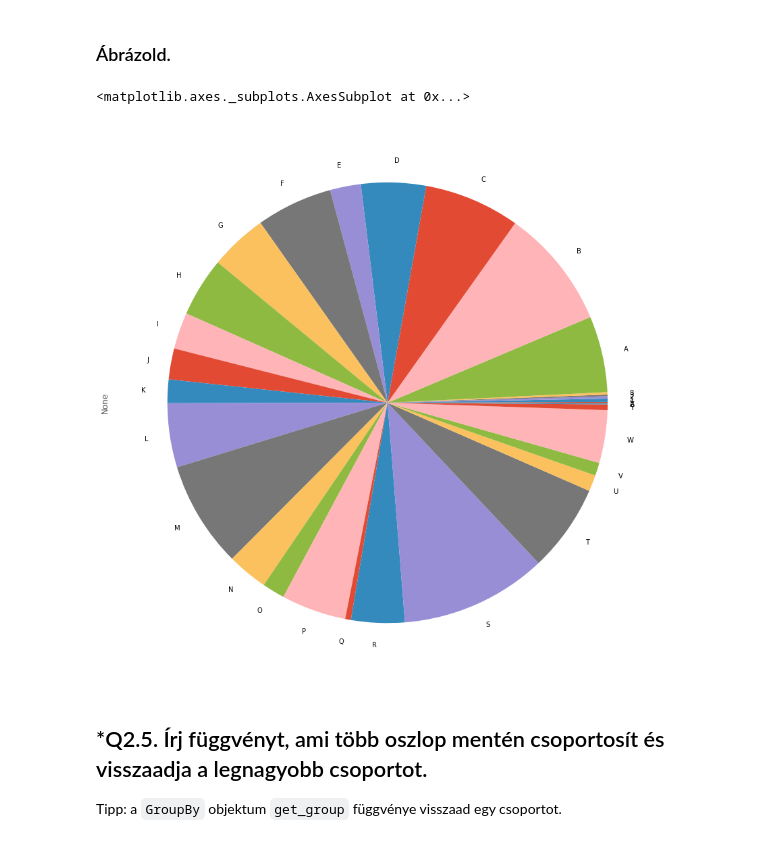
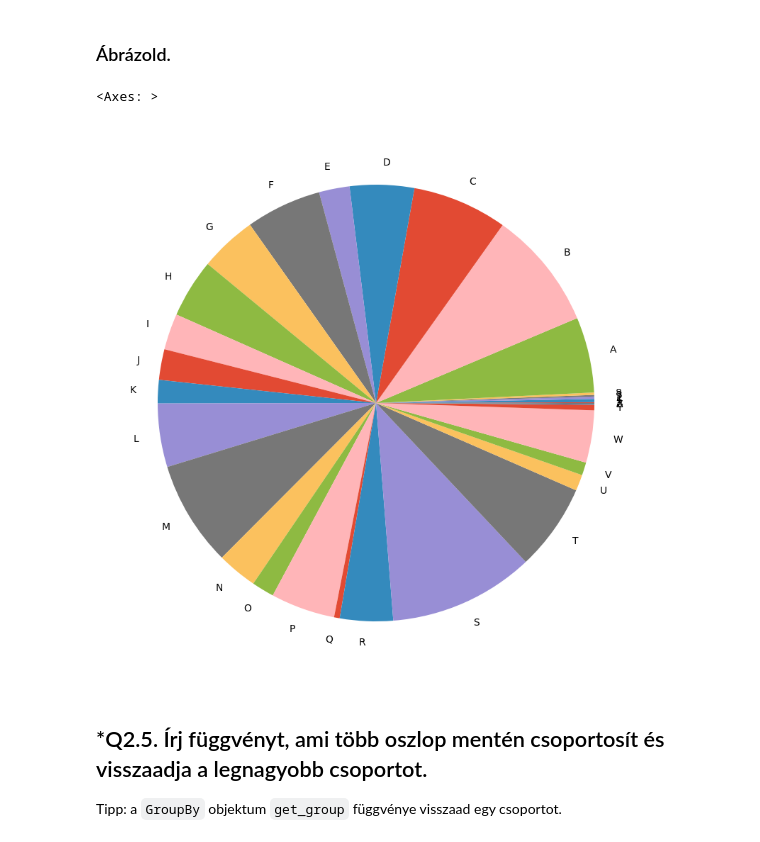
Before and after one commit to IK2023-info/ik2023-lab02-Bendzsike, a Jupyter notebook: 02_01_Pandas_bevezeto.ipynb, the cells around one changed output. Drawn from its saved outputs; the diff is of its cells as text; code cells hidden in the pictures.

```diff
--- a/02_01_Pandas_bevezeto.ipynb
+++ b/02_01_Pandas_bevezeto.ipynb
@@ -1184,9 +1126,7 @@ release_date
 ### Csoportosítsd a filmeket kezdőbetű szerint.
 # %%
 def groupby_initial_letter(df):
-     x = df.groupby(df['title'].astype(str).str[0])
-     print(df['title'].astype(str).str[0])
-     return x
+    return df.groupby(df.title.astype(str).str[0])
 # %%
 initial = groupby_initial_letter(df)
 
@@ -1208,11 +1134,10 @@ Name: title, Length: 1682, dtype: object
 # %% [markdown]
 ### Ábrázold.
 # %%
-d = initial.sum()
-d.sum(axis=1).plot(kind='pie', figsize=(15,15))
+initial.sum().sum(axis=1).plot(kind='pie', figsize=(10,10))
 # %% [output]
-<matplotlib.axes._subplots.AxesSubplot at 0x...>
+<Axes: >
-[figure, old version]
+[figure, new version]
 # %% [markdown]
 ## \*Q2.5. Írj függvényt, ami több oszlop mentén csoportosít és visszaadja a legnagyobb csoportot.
 
```
Also changed, not shown: parts of 40 cells of this notebook.
